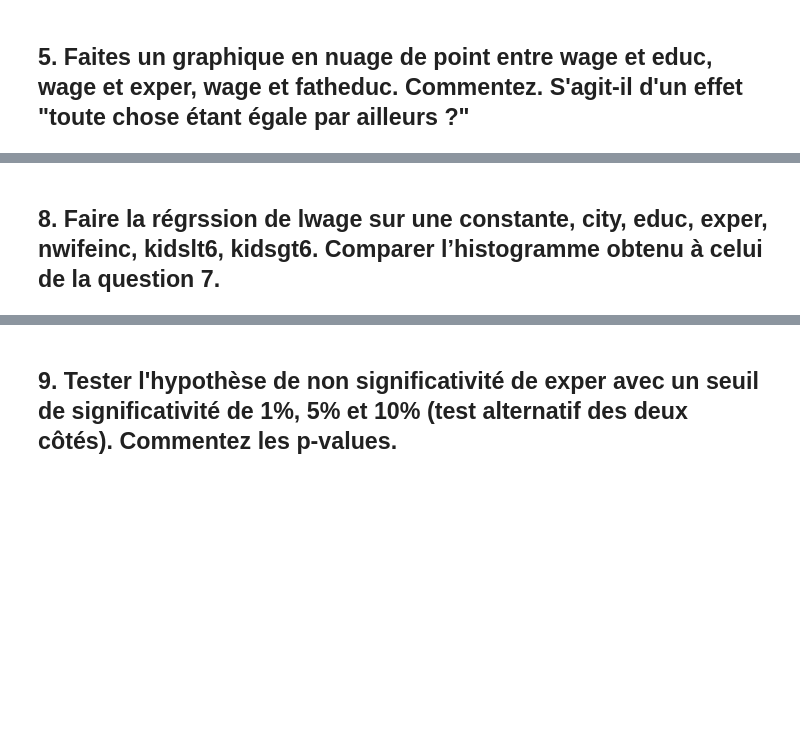
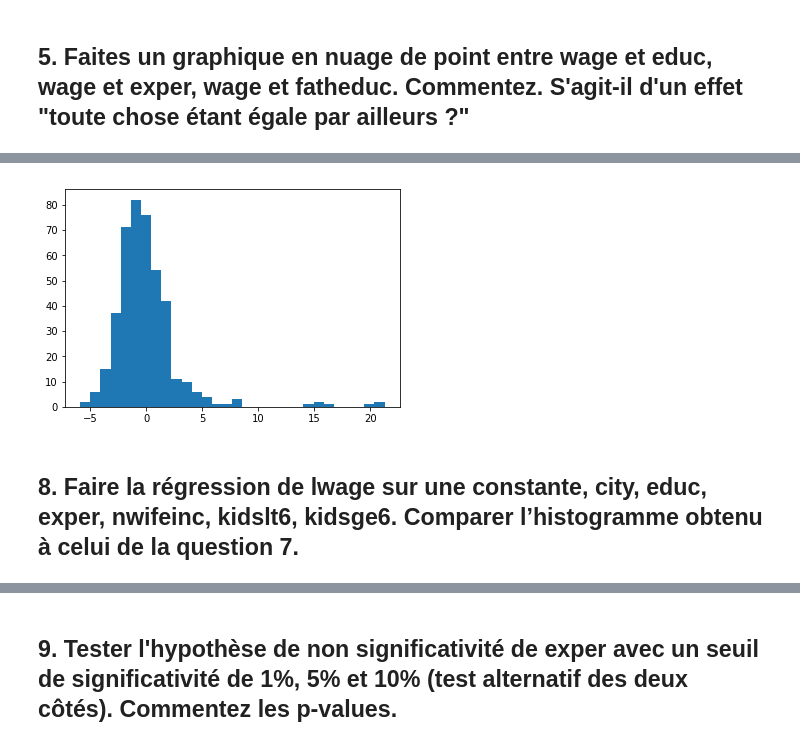
Before and after one commit to Thomas-Koch/projet-ses722, a Jupyter notebook: projet_gallot-roville-younes.ipynb, the cells around one changed output, grey strips where cells are left out. Cells and saved outputs as stored; diff of their text form; code cells hidden in the pictures; blank space fills up the shorter version.

```diff
--- a/projet_gallot-roville-younes.ipynb
+++ b/projet_gallot-roville-younes.ipynb
@@ -200,2 +216,12 @@ Corrélation entre motheduc et fatheduc: 0.554063218431
+# %%
+lr = LinearRegression()
+cols1 = ['city', 'educ', 'exper', 'nwifeinc', 'kidslt6', 'kidsge6']
+lr.fit(df_pos[cols1], df_pos.wage)
+residuals = df_pos.wage - lr.predict(df_pos[cols1])
+# %%
+plt.hist(residuals, bins=30)
+pass
+# %% [output]
+[figure, added]
 # %% [markdown]
-## 8. Faire la régrssion de lwage sur une constante, city, educ, exper, nwifeinc, kidslt6, kidsgt6. Comparer l’histogramme obtenu à celui de la question 7.
+## 8. Faire la régression de lwage sur une constante, city, educ, exper, nwifeinc, kidslt6, kidsge6. Comparer l’histogramme obtenu à celui de la question 7.
```
Also changed, not shown: parts of 11 cells of this notebook.
